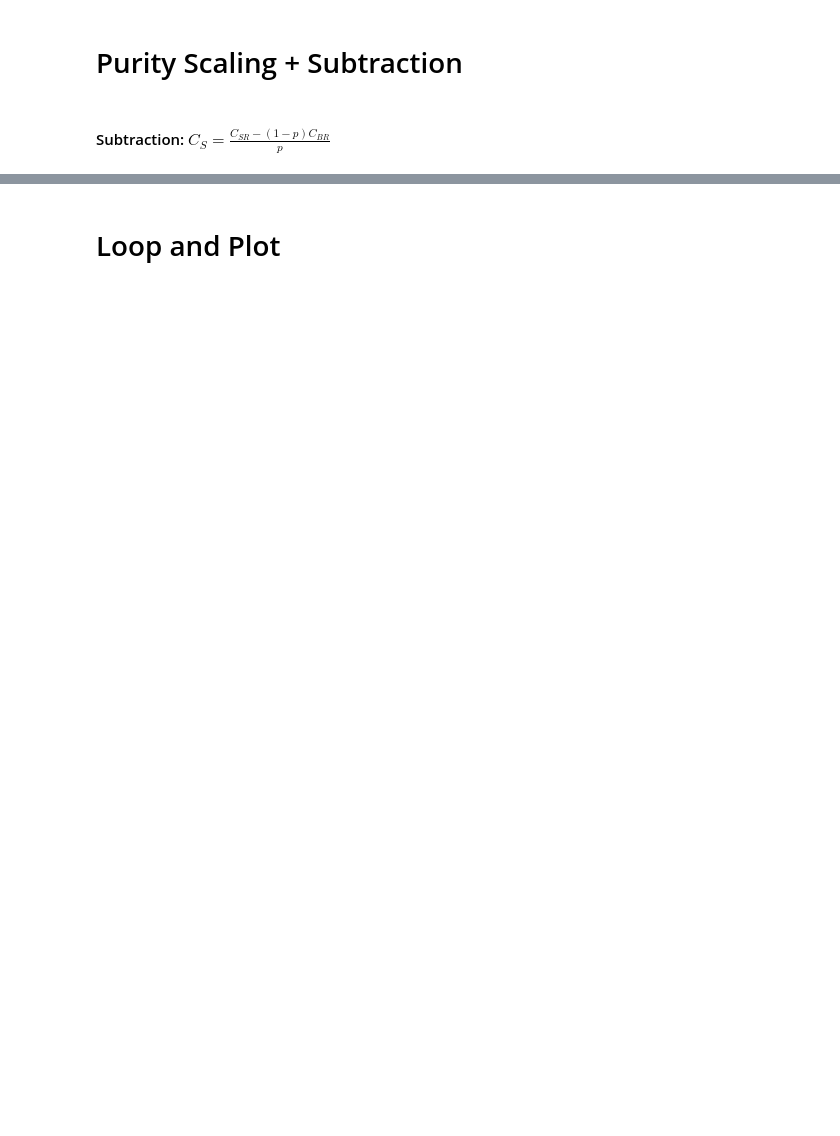
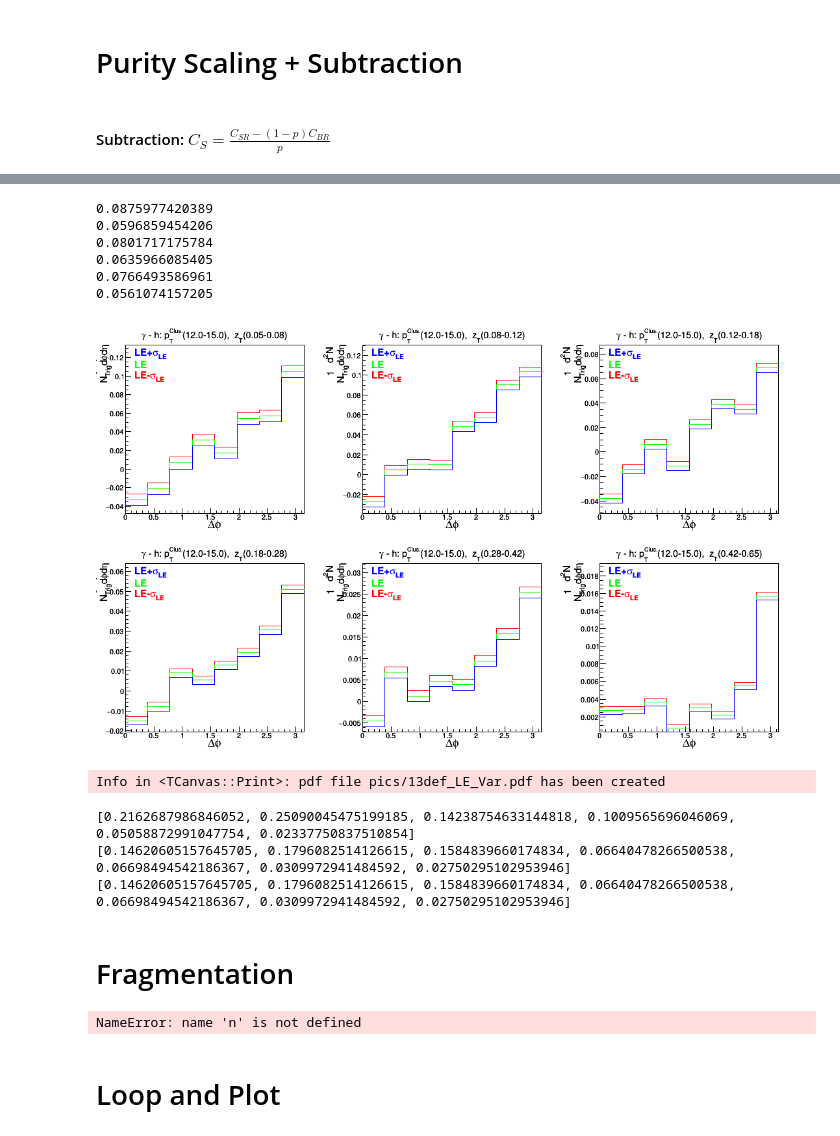
Before and after one commit to miguelignacio/CorrelationAnalysis, a Jupyter notebook: NtupleAnalysis/correlation.ipynb, the cells around one changed output, grey strips where cells are left out. Drawn from its saved outputs; the diff is of its cells as text; code cells hidden in the pictures; blank space fills up the shorter version.

Commit message:
notebook update: systematic uncertainties

```diff
--- a/NtupleAnalysis/correlation.ipynb
+++ b/NtupleAnalysis/correlation.ipynb
@@ -473,0 +1046,35 @@ def DrawLabel3(NTriggers,DoSub=True):
+# %%
+def Subtract_LE2(PhiProjection,LE_Proj,DoSys=False,doMax=True):
+    nbins = PhiProjection.GetSize()-2 #underflow,overflow
+
+    LE_min = (LE_Proj.GetXaxis().FindBin(0.4)) #avoid bias of isolation in this region
+    LE_max = (LE_Proj.GetXaxis().FindBin(1.4))
+    LE_N = LE_max-LE_min+1
+    LE = LE_Proj.Integral(LE_min,LE_max)/(LE_N)
+
+    LE_Error = 0
+    for NError in range(LE_min,LE_max):
+        LE_Error += (LE_Proj.GetBinError(NError))**2
+
+    LE_Error = math.sqrt(LE_Error)
+    LE_Error = LE_Error/(LE_N)
+
+    if (doMax):
+        LE = LE+LE_Error
+    else:
+        LE = LE-LE_Error
+
+    sumerror=0
+    for i in range(nbins+1):
+            y = PhiProjection.GetBinContent(i)
+            y_error = PhiProjection.GetBinError(i)
+            new_y = y-LE
+            PhiProjection.SetBinContent(i,new_y)
+            if (DoSys):
+                #new_y_error = math.sqrt(LE_Error**2) #Propagate the systematic by itself
+                new_y_error =  0
+            else:
+                new_y_error = 0
+            PhiProjection.SetBinError(i,new_y_error)
+
+    #print math.sqrt(sumerror)
@@ -473,0 +1212,36 @@ def DrawLabel3(NTriggers,DoSub=True):
+# %%
+#File2 = 'InputData/13def_4L_SE_L0_Correlation_GMB_Ratio.root'
+File2 = 'InputData/13def_SE_GMB_new_Ratio.root'
+prfx2 = '13def'
+#File2 = 'InputData/17q_0GeVTrack_paired_SE_L0_Correlation_GMB_Ratio.root'
+#File2 = 'InputData/17q_0GeVTrack_paired_SE_L0_Correlation_GMB_Ratio.root'
+#File2 = 'InputData/17q_SE_NN_Correlation_GMB_Ratio.root'
+#prfx2 = 'pp'
+FF_LE,LE_Error=Get_LE_Error(File2,prfx2,True,True,True)
+# %% [output]
+0.0875977420389
+0.0596859454206
+0.0801717175784
+0.0635966085405
+0.0766493586961
+0.0561074157205
+[figure, added]
+Info in <TCanvas::Print>: pdf file pics/13def_LE_Var.pdf has been created
+# %%
+print FF_LE
+print FF_P
+print FF_Eff
+# %% [output]
+[0.2162687986846052, 0.25090045475199185, 0.14238754633144818, 0.1009565696046069, 0.05058872991047754, 0.02337750837510854]
+[0.14620605157645705, 0.1796082514126615, 0.1584839660174834, 0.06640478266500538, 0.06698494542186367, 0.0309972941484592, 0.02750295102953946]
+[0.14620605157645705, 0.1796082514126615, 0.1584839660174834, 0.06640478266500538, 0.06698494542186367, 0.0309972941484592, 0.02750295102953946]
+# %% [markdown]
+# Fragmentation
+# %%
+Systematic = []
+for i in range (0,6):
+    #LE_E = LE_Err
+    Systematic.append(FF_P[i]*math.sqrt(LE_Error[i]**2 + P_Error[i]**2 + Eff_Error[i]**2))
+FF_Sys = ROOT.TGraphErrors(n,FF_P,zTbins,1,Systematic);
+# %% [output]
+NameError: name 'n' is not defined
```
Also changed, not shown: parts of 54 cells of this notebook.
